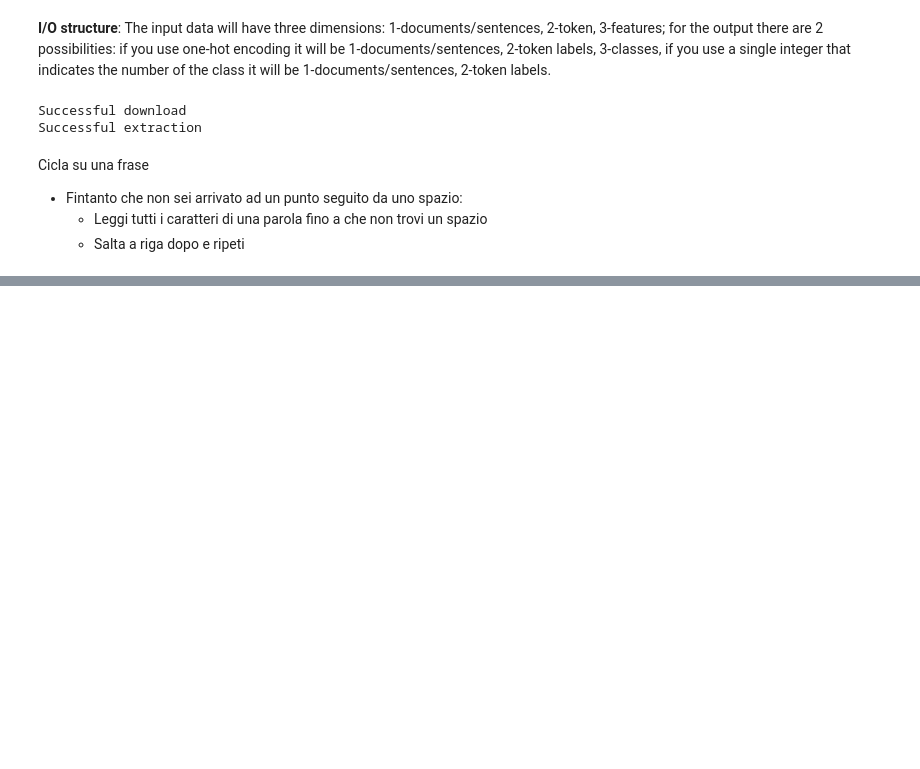
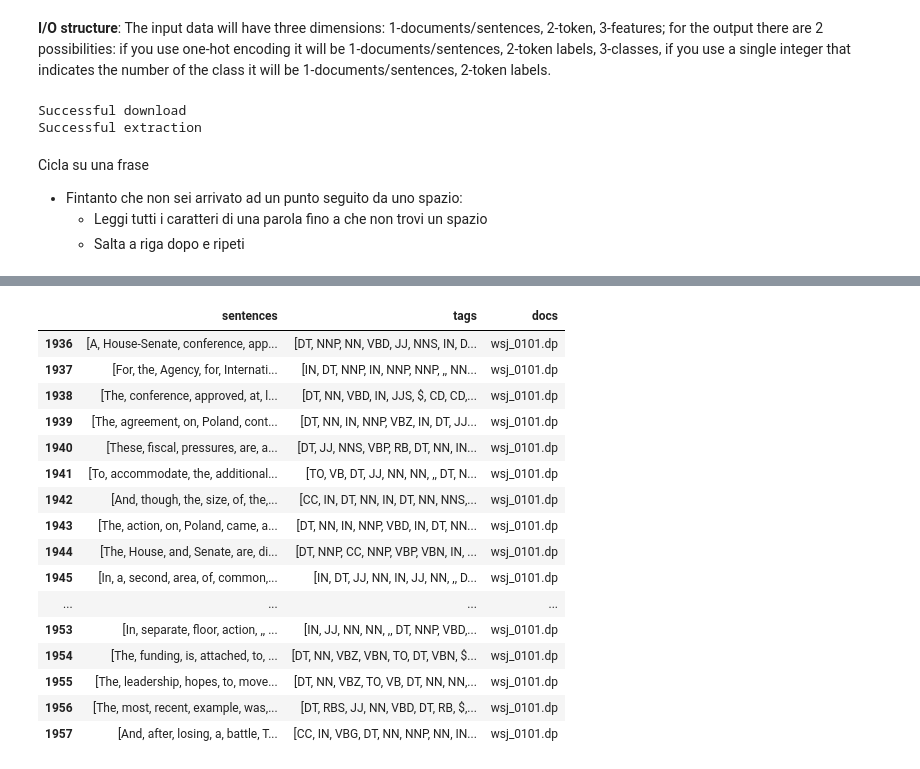
Before and after one commit to MScaramuzzi/A1-RNNs-for-Sequence-Labeling, a Jupyter notebook: Assignment_1.ipynb, the cells around one changed output, grey strips where cells are left out. Drawn from its saved outputs; the diff is of its cells as text; code cells hidden in the pictures; blank space fills up the shorter version.

```diff
--- a/Assignment_1.ipynb
+++ b/Assignment_1.ipynb
@@ -91,0 +146,22 @@ print("test")
+# %%
+df.loc[df['docs'] == 'wsj_0101.dp']
+# train tutti quelli prima dell'index
+#
+# %% [output]
+|  | sentences | tags | docs |
+| 1936 | [A, House-Senate, conference, app... | [DT, NNP, NN, VBD, JJ, NNS, IN, D... | wsj_0101.dp |
+| 1937 | [For, the, Agency, for, Internati... | [IN, DT, NNP, IN, NNP, NNP, ,, NN... | wsj_0101.dp |
+| 1938 | [The, conference, approved, at, l... | [DT, NN, VBD, IN, JJS, $, CD, CD,... | wsj_0101.dp |
+| 1939 | [The, agreement, on, Poland, cont... | [DT, NN, IN, NNP, VBZ, IN, DT, JJ... | wsj_0101.dp |
+| 1940 | [These, fiscal, pressures, are, a... | [DT, JJ, NNS, VBP, RB, DT, NN, IN... | wsj_0101.dp |
+| 1941 | [To, accommodate, the, additional... | [TO, VB, DT, JJ, NN, NN, ,, DT, N... | wsj_0101.dp |
+| 1942 | [And, though, the, size, of, the,... | [CC, IN, DT, NN, IN, DT, NN, NNS,... | wsj_0101.dp |
+| 1943 | [The, action, on, Poland, came, a... | [DT, NN, IN, NNP, VBD, IN, DT, NN... | wsj_0101.dp |
+| 1944 | [The, House, and, Senate, are, di... | [DT, NNP, CC, NNP, VBP, VBN, IN, ... | wsj_0101.dp |
+| 1945 | [In, a, second, area, of, common,... | [IN, DT, JJ, NN, IN, JJ, NN, ,, D... | wsj_0101.dp |
+| ... | ... | ... | ... |
+| 1953 | [In, separate, floor, action, ,, ... | [IN, JJ, NN, NN, ,, DT, NNP, VBD,... | wsj_0101.dp |
+| 1954 | [The, funding, is, attached, to, ... | [DT, NN, VBZ, VBN, TO, DT, VBN, $... | wsj_0101.dp |
+| 1955 | [The, leadership, hopes, to, move... | [DT, NN, VBZ, TO, VB, DT, NN, NN,... | wsj_0101.dp |
+| 1956 | [The, most, recent, example, was,... | [DT, RBS, JJ, NN, VBD, DT, RB, $,... | wsj_0101.dp |
+| 1957 | [And, after, losing, a, battle, T... | [CC, IN, VBG, DT, NN, NNP, NN, IN... | wsj_0101.dp |
```
Also changed, not shown: parts of 16 cells of this notebook.
